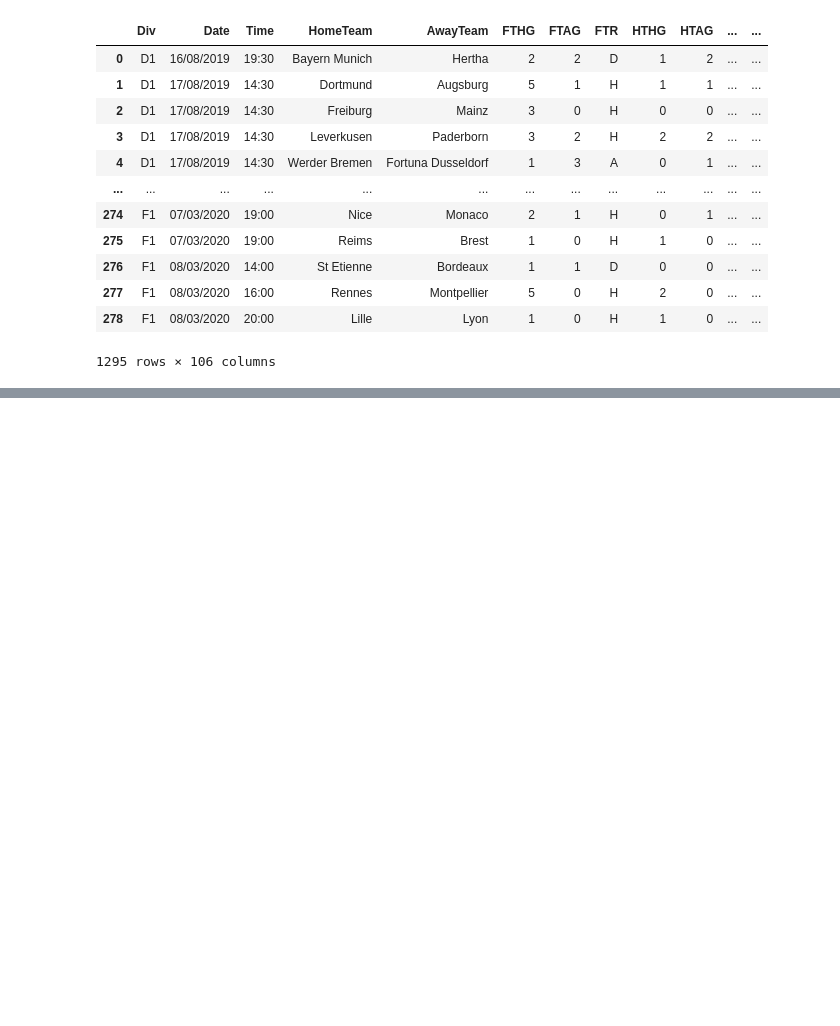
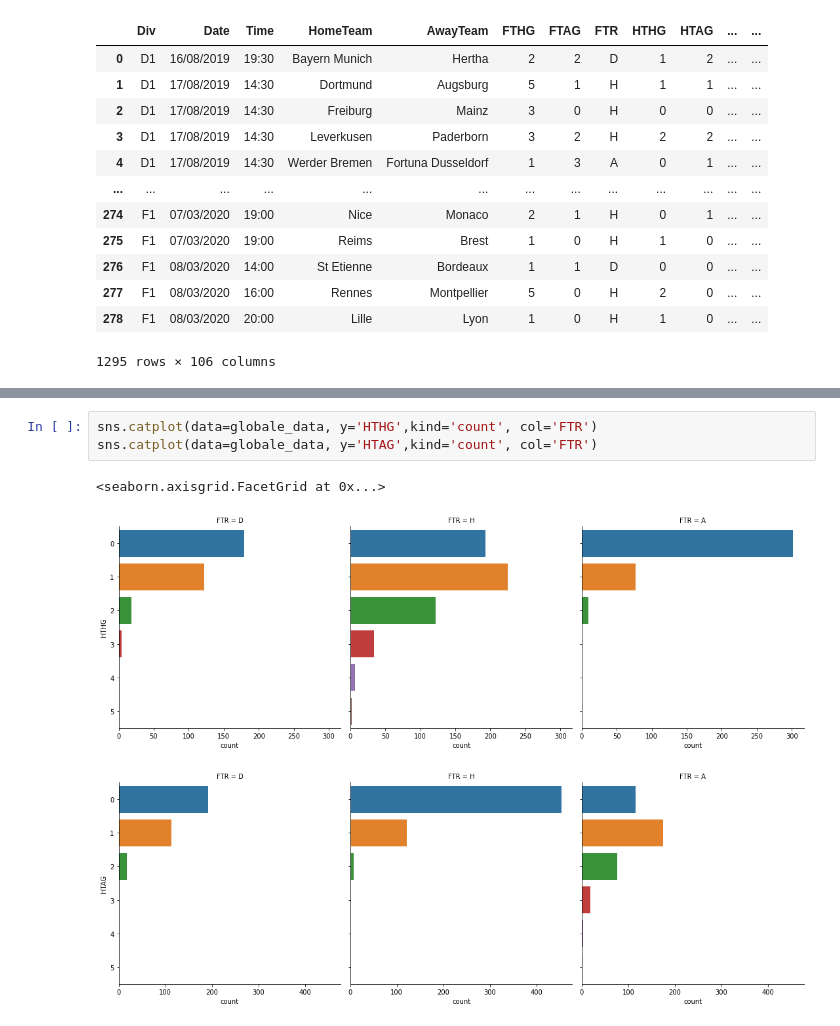
Before and after one commit to Promiat/data_with_py, a Jupyter notebook: ml_project/football_predictions.ipynb, the cells around one changed output, grey strips where cells are left out. Cells and saved outputs as stored; diff of their text form; blank space fills up the shorter version.

```diff
--- a/ml_project/football_predictions.ipynb
+++ b/ml_project/football_predictions.ipynb
@@ -93,0 +199,7 @@ globale_data
+# %%
+sns.catplot(data=globale_data, y='HTHG',kind='count', col='FTR')
+sns.catplot(data=globale_data, y='HTAG',kind='count', col='FTR')
+# %% [output]
+<seaborn.axisgrid.FacetGrid at 0x...>
+[figure, added]
+[figure, added]
```
Also changed, not shown: parts of 24 cells of this notebook, 2 other files.
